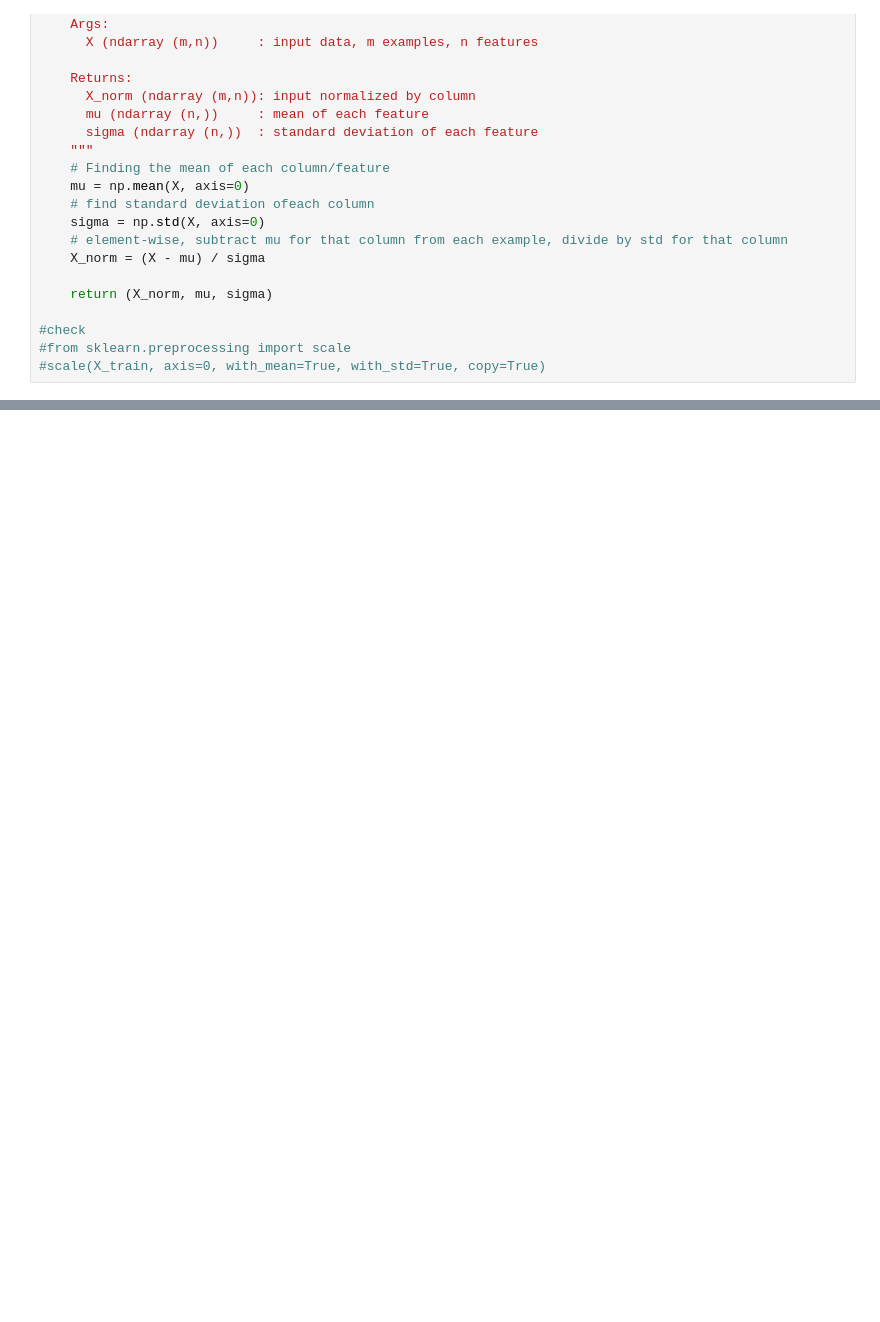
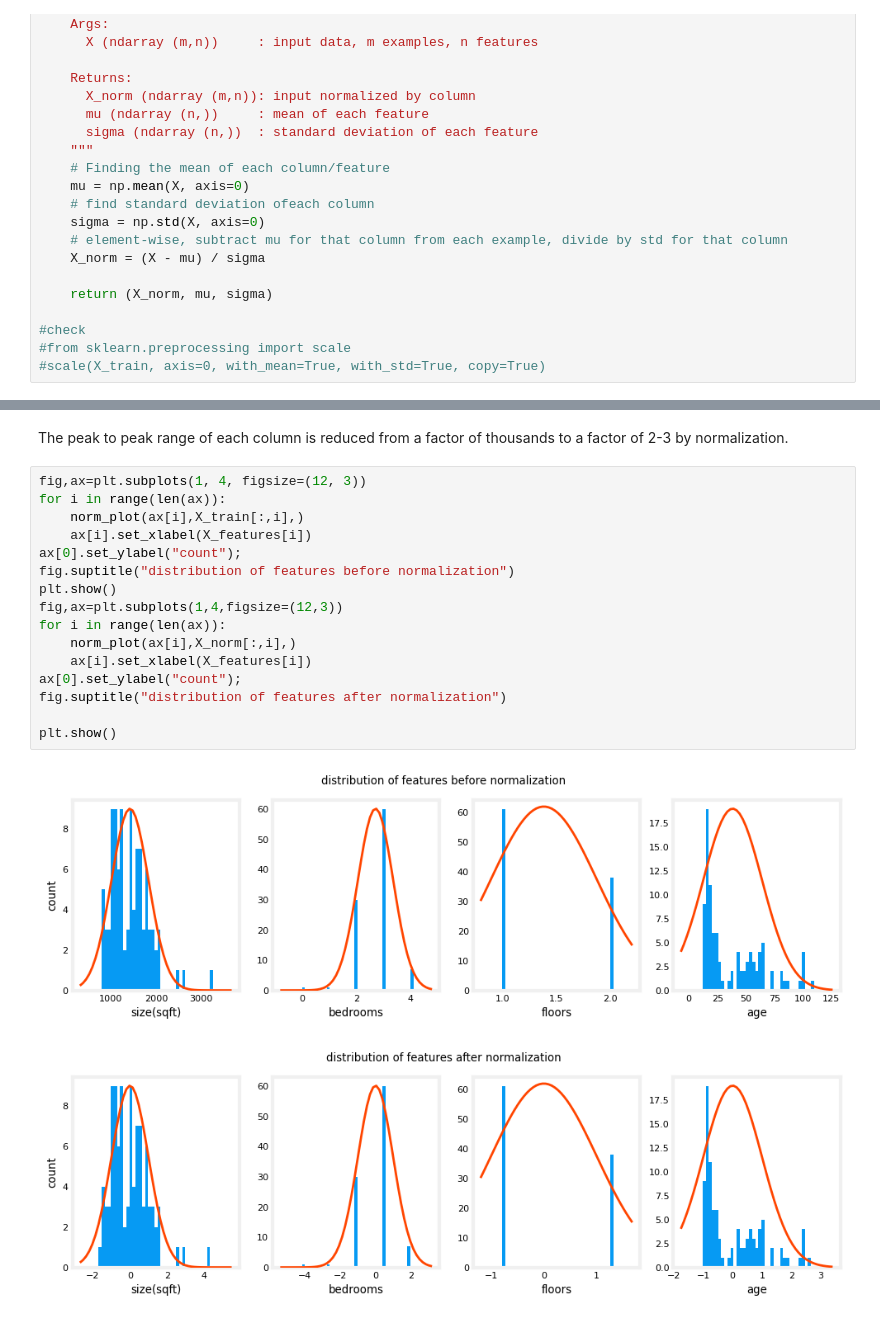
Before and after one commit to PankajaBalasooriya/SML-Regression-Classification, a Jupyter notebook: Multi variable Linear Regression/Feature scaling and Learning Rate.ipynb, the cells around one changed output, grey strips where cells are left out. Cells and saved outputs as stored; diff of their text form; blank space fills up the shorter version.

```diff
--- a/Multi variable Linear Regression/Feature scaling and Learning Rate.ipynb
+++ b/Multi variable Linear Regression/Feature scaling and Learning Rate.ipynb
@@ -227,0 +269,21 @@ def zscore_normalize_features(X):
+# %% [markdown]
+The peak to peak range of each column is reduced from a factor of thousands to a factor of 2-3 by normalization.
+# %%
+fig,ax=plt.subplots(1, 4, figsize=(12, 3))
+for i in range(len(ax)):
+    norm_plot(ax[i],X_train[:,i],)
+    ax[i].set_xlabel(X_features[i])
+ax[0].set_ylabel("count");
+fig.suptitle("distribution of features before normalization")
+plt.show()
+fig,ax=plt.subplots(1,4,figsize=(12,3))
+for i in range(len(ax)):
+    norm_plot(ax[i],X_norm[:,i],)
+    ax[i].set_xlabel(X_features[i])
+ax[0].set_ylabel("count");
+fig.suptitle("distribution of features after normalization")
+
+plt.show()
+# %% [output]
+[figure, added]
+[figure, added]
```
Also changed, not shown: parts of 14 cells of this notebook, 2 other files.
